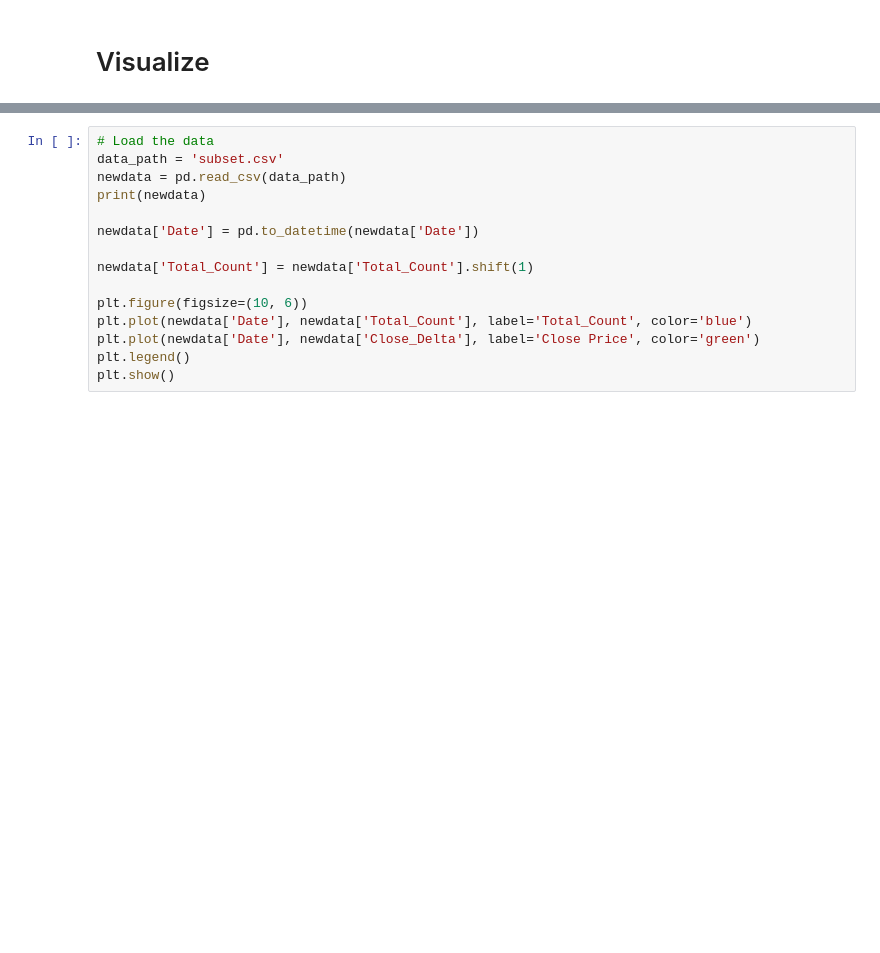
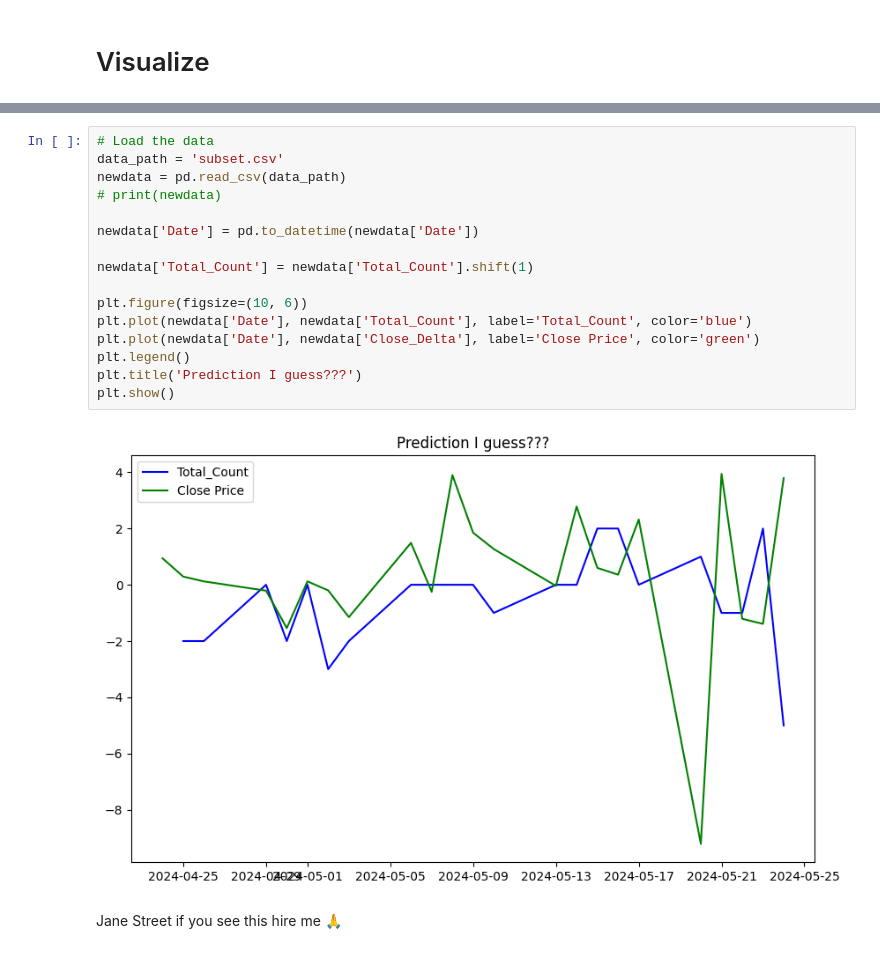
Before and after one commit to rryanhermes/Equity-Analyzer, a Jupyter notebook: equityanalyzer.ipynb, the cells around one changed output, grey strips where cells are left out. Drawn from its saved outputs; the diff is of its cells as text; blank space fills up the shorter version.

```diff
--- a/equityanalyzer.ipynb
+++ b/equityanalyzer.ipynb
@@ -346,15 +554,20 @@ plt.show()
 # %%
 # Load the data
 data_path = 'subset.csv'
 newdata = pd.read_csv(data_path)
-print(newdata)
+# print(newdata)
 
 newdata['Date'] = pd.to_datetime(newdata['Date'])
 
 newdata['Total_Count'] = newdata['Total_Count'].shift(1)
 
 plt.figure(figsize=(10, 6))
 plt.plot(newdata['Date'], newdata['Total_Count'], label='Total_Count', color='blue')
 plt.plot(newdata['Date'], newdata['Close_Delta'], label='Close Price', color='green')
 plt.legend()
+plt.title('Prediction I guess???')
 plt.show()
+# %% [output]
+[figure, added]
+# %% [markdown]
+Jane Street if you see this hire me 🙏
```
Also changed, not shown: parts of 17 cells of this notebook, 29 other files.
